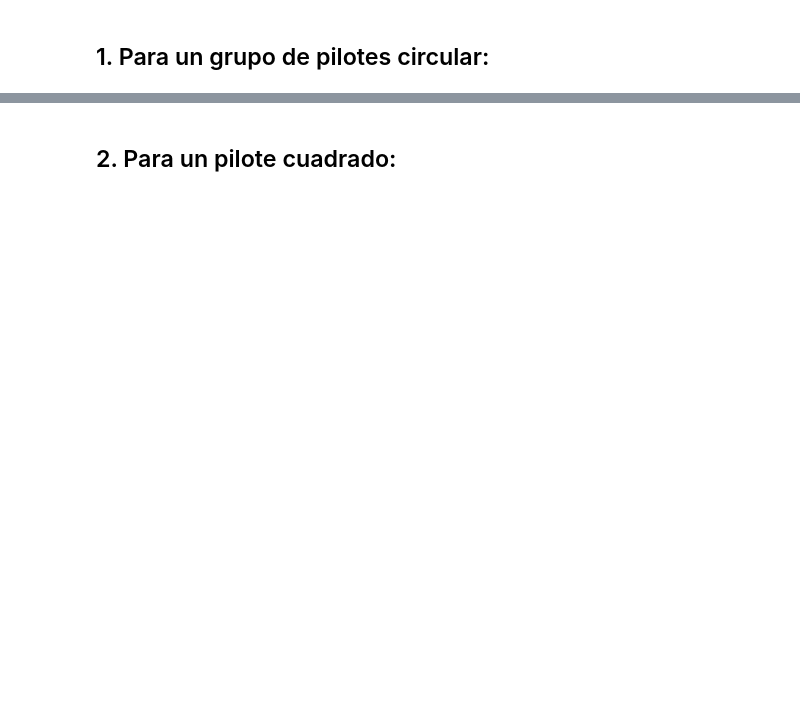
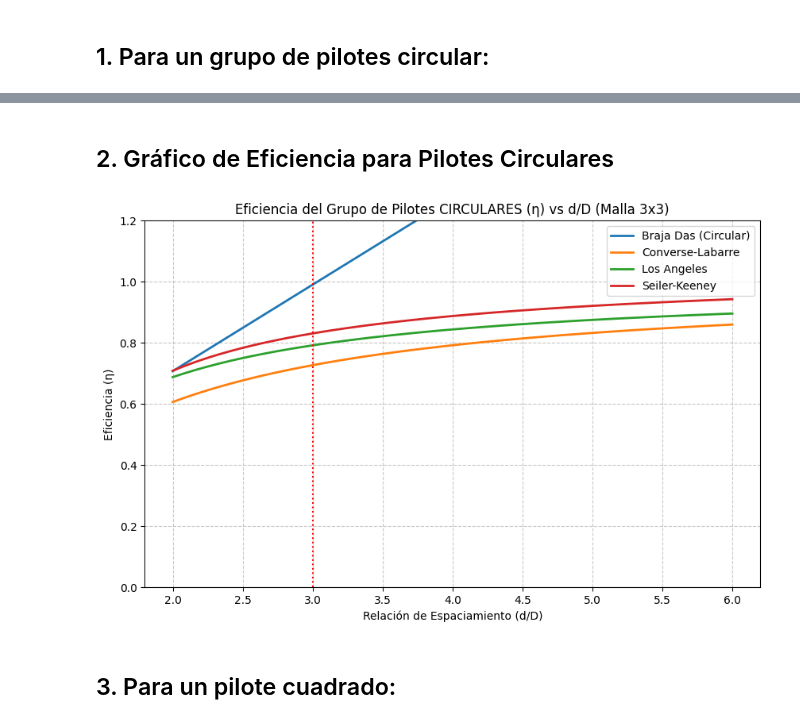
Before and after one commit to fbespinoza/fbespinoza, a Jupyter notebook: Proyecto2_fundaciones.ipynb, the cells around one changed output, grey strips where cells are left out. Drawn from its saved outputs; the diff is of its cells as text; code cells hidden in the pictures; blank space fills up the shorter version.

```diff
--- a/Proyecto2_fundaciones.ipynb
+++ b/Proyecto2_fundaciones.ipynb
@@ -102,5 +124,43 @@ La eficiencia para un pilote circular(Braja Das) del grupo es: 1.1671
+# %% [markdown]
+
+## 2. Gráfico de Eficiencia para Pilotes Circulares
+# %%
+import matplotlib.pyplot as plt
+import numpy as np
+
+# Parámetros para el grupo de pilotes circulares
+ratio_range_circ = np.linspace(2, 6, 50)
+n1_circ, n2_circ = 3, 3  # Malla de ejemplo
+D_circ = 0.60 # Diámetro en metros
+
+ef_braja_c, ef_converse_c, ef_la_c, ef_sk_c = [], [], [], []
+
+for r in ratio_range_circ:
+    d_current = r * D_circ
+    ef_braja_c.append(calcular_eficiencia_braja(n1_circ, n2_circ, D_circ, d_current))
+    ef_converse_c.append(calcular_converse_labarre(n1_circ, n2_circ, D_circ, d_current))
+    ef_la_c.append(calcular_los_angeles(n1_circ, n2_circ, D_circ, d_current))
+    ef_sk_c.append(calcular_seiler_keeney(n1_circ, n2_circ, d_current))
+
+# Crear el gráfico circular
+plt.figure(figsize=(10, 6))
+plt.plot(ratio_range_circ, ef_braja_c, label='Braja Das (Circular)', linewidth=2, color='tab:blue')
+plt.plot(ratio_range_circ, ef_converse_c, label='Converse-Labarre', linewidth=2, color='tab:orange')
+plt.plot(ratio_range_circ, ef_la_c, label='Los Angeles', linewidth=2, color='tab:green')
+plt.plot(ratio_range_circ, ef_sk_c, label='Seiler-Keeney', linewidth=2, color='tab:red')
+
+plt.title(f'Eficiencia del Grupo de Pilotes CIRCULARES (η) vs d/D (Malla {n1_circ}x{n2_circ})')
+plt.xlabel('Relación de Espaciamiento (d/D)')
+plt.ylabel('Eficiencia (η)')
+plt.ylim(0, 1.2)
+plt.grid(True, linestyle='--', alpha=0.7)
+plt.legend()
+plt.axvline(x=3, color='red', linestyle=':', label='d=3D')
+plt.show()
+# %% [output]
+[figure, added]
 # %% [markdown]
-## 2. Para un pilote cuadrado:
+## 3. Para un pilote cuadrado:
 # %%
 import math
 
```
Also changed, not shown: parts of 13 cells of this notebook.
